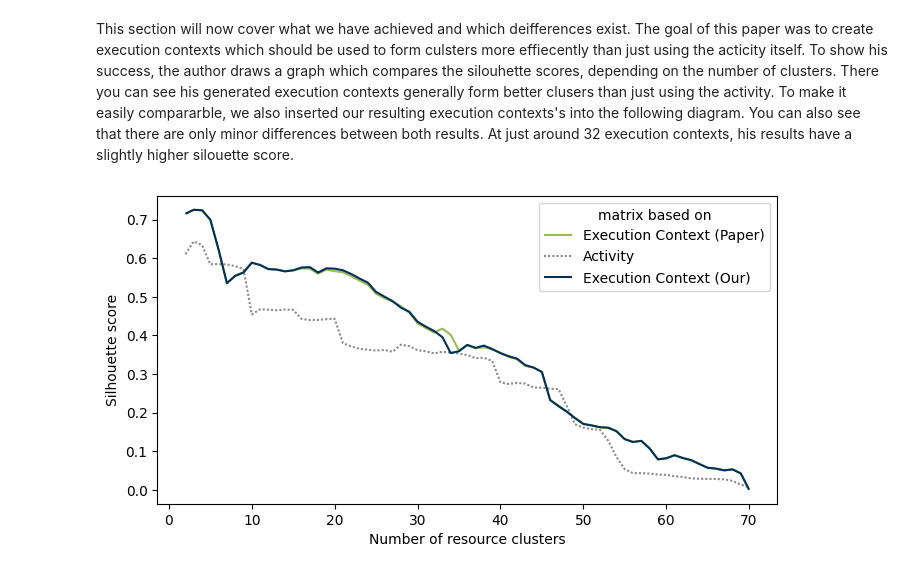
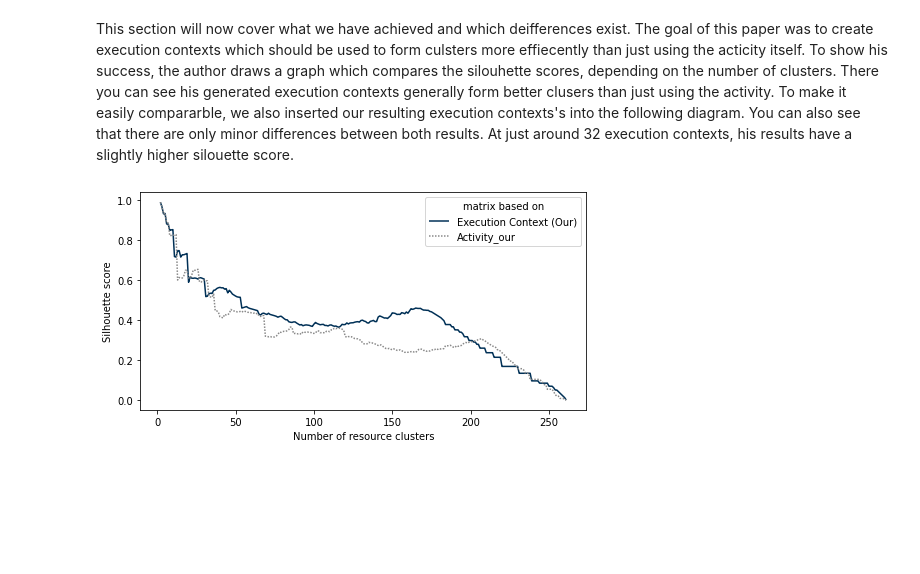
Before and after one commit to lucasb243/No-time-to-dice_group_project_IE692, a Jupyter notebook: learn_all 2019.ipynb, the cells around one changed output. Saved outputs shown, nothing was run; the diff lists cells and outputs as text; code cells hidden in the pictures; blank space fills up the shorter version.

Commit message:
Code auf bpic19 umgeschrieben
enthält ein paar Files nicht weil zu groß

```diff
--- a/learn_all.ipynb
+++ b/learn_all 2019.ipynb
@@ -344,7 +281,7 @@ Number of T Types:              3
 # %% [markdown]
 To get a better understanding of what is happening within the execution of the ODT-Miner, we implemented a visualization of the resulting decision tree below. The output of this function is getting saved in the "trees" directory.
 # %%
-miners = [miner_bpic15, miner_bpic15_AEST, miner_paper]
+"""miners = [miner_bpic15, miner_bpic15_AEST, miner_paper]
 miners_suffix = ['', 'bpic15_AEST', '_paper']
 
 # start with preperations for visualizing
@@ -394,7 +331,7 @@ for position, miner in enumerate(miners):
         f'tree{miners_suffix[position]}' # output name
     )
 
-    treePrinter.print_tree_svg()
+    treePrinter.print_tree_svg()"""
 # %%
 ########## LASSSE PLEASE INSERT VERGLEICH ERGBNIS VON AEST FILT TO AMENDED TYPED --> Einfach zeigen dass des nun das exakt gleiche set ist --> bitte danke <3
 # %% [markdown]
@@ -523,7 +402,7 @@ This section will now cover what we have achieved and which deifferences exist.
 #### --> linie fpr aest dataset hinzufügen auch wenns identisch ist
 # %%
 # show results of different miners
-df = pd.read_csv('bpic15_amended_typed.csv')
+"""df = pd.read_csv('bpic15_amended_typed.csv')
 
 X1 = df.groupby(['Resource', 'Activity']).size().unstack().fillna(0)
 X2 = df.groupby(['Resource', 'CO']).size().unstack().fillna(0)
@@ -547,47 +426,49 @@ for k in range(2, len(X1)):
 data = []
 for i in range(len(l_ss1)):
     data.append({'k': i + 2, 'score': l_ss2[i], 'matrix based on': 'Execution Context (Paper)'})
-    data.append({'k': i + 2, 'score': l_ss1[i], 'matrix based on': 'Activity'})
+    data.append({'k': i + 2, 'score': l_ss1[i], 'matrix based on': 'Activity'})"""
 
 
 # <add our calculation to graph>
-df = pd.read_csv('data/added_execution_contexts/bpic15.csv')
+df = pd.read_csv('data/added_execution_contexts/bpic19.csv')
 
-X1 = df.groupby(['org:resource', 'concept:name']).size().unstack().fillna(0)
-X2 = df.groupby(['org:resource', 'CO_rule']).size().unstack().fillna(0)
+X1 = df.groupby(['User', 'Activity']).size().unstack().fillna(0)
+X2 = df.groupby(['User', 'CO_rule']).size().unstack().fillna(0)
 
 l_ss1 = []
 l_ss2 = []
 for k in range(2, len(X1)):
     clu1 = AgglomerativeClustering(n_clusters=k).fit_predict(X1)
     ss1 = silhouette_score(X1, clu1)
     l_ss1.append(ss1)
     clu2 = AgglomerativeClustering(n_clusters=k).fit_predict(X2)
     ss2 = silhouette_score(X2, clu2)
     l_ss2.append(ss2)
 
+data = []
+
 for i in range(len(l_ss1)):
     data.append({'k': i + 2, 'score': l_ss2[i], 'matrix based on': 'Execution Context (Our)'})
-    #data.append({'k': i + 2, 'score': l_ss1[i], 'matrix based on': 'Activity_our'}) # not needed because same as above
+    data.append({'k': i + 2, 'score': l_ss1[i], 'matrix based on': 'Activity_our'})
 # </add our calculation to graph>
 
 data = pd.DataFrame(data)
 
 data
 
 f, ax = plt.subplots(figsize=(8, 4))
 ax = sns.lineplot(data=data, x="k", y="score", ax=ax,
                   hue="matrix based on", style='matrix based on',
-                  palette={'Execution Context (Paper)': '#9BBB59',
-                        'Activity': '#898989',
+                  palette={
+                        'Activity_our': '#898989',
                         'Execution Context (Our)': '#003056'},
-                    dashes={'Execution Context (Paper)': (1, 0),
-                            'Activity': (1,1),
+                    dashes={
+                            'Activity_our': (1,1),
                             'Execution Context (Our)': (1, 0)})
 plt.xlabel('Number of resource clusters')
 plt.ylabel("Silhouette score")
 plt.show()
 f.savefig("graphs/omm_all.pdf", bbox_inches='tight')
 # %% [output]
-[figure, old version]
+[figure, new version]
 # %%
```
Also changed, not shown: parts of 10 cells of this notebook, 5 other files.
